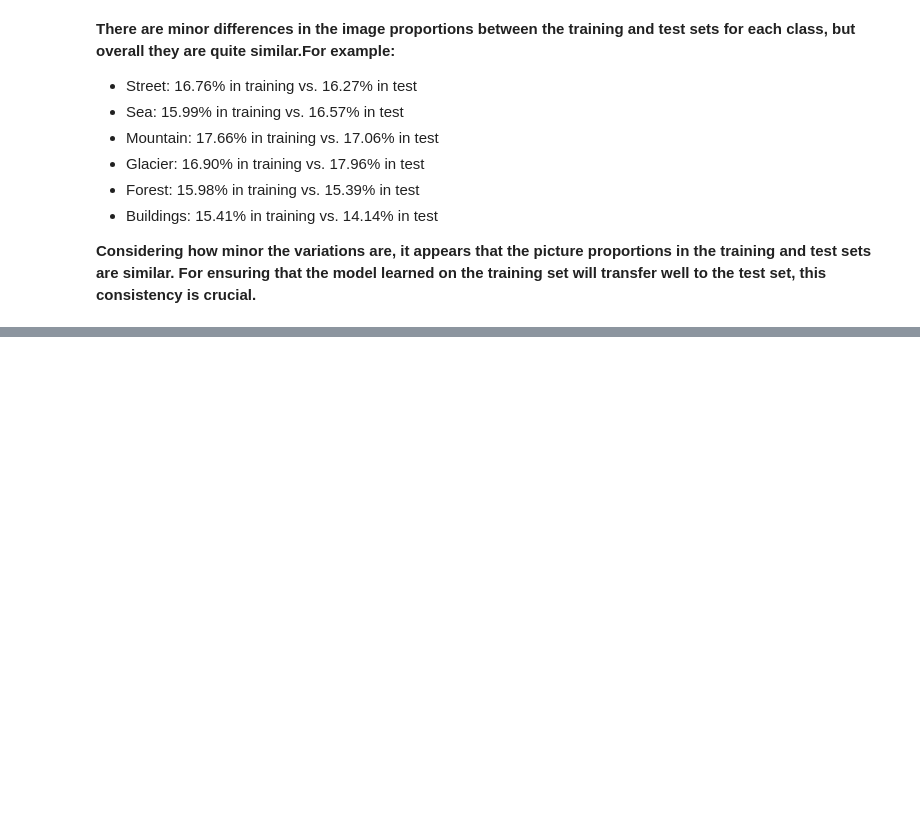
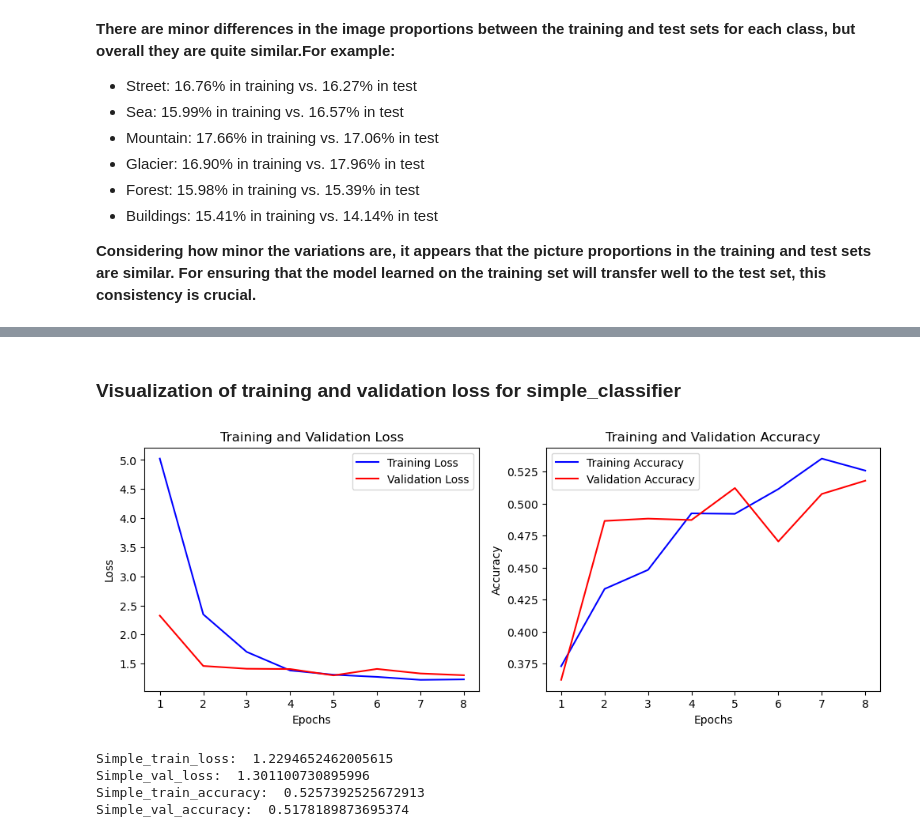
Before and after one commit to mdazizulaman/COMP3420_Task_2, a Jupyter notebook: a2.ipynb, the cells around one changed output, grey strips where cells are left out. Cells and saved outputs as stored; diff of their text form; code cells hidden in the pictures; blank space fills up the shorter version.

```diff
--- a/a2.ipynb
+++ b/a2.ipynb
@@ -162,0 +291,13 @@ buildings: 0.1457
+# %%
+# Import EarlyStopping
+from tensorflow.keras.callbacks import EarlyStopping
+# Set up early stopping to stop training when validation loss doesn't improve
+early_stopping = EarlyStopping(monitor='val_loss', patience=3, restore_best_weights=True)
+# %%
+# Train the model with early stopping
+history = simple_model.fit(
+    train_ds,
+    validation_data=val_ds,
+    epochs=20,
+    callbacks=[early_stopping]   # Stop early if no improvement
+)
@@ -162,0 +328,54 @@ buildings: 0.1457
+# %% [markdown]
+### Visualization of training and  validation loss for simple_classifier
+# %%
+# Access the training history
+history_dict = history.history
+
+# Extract loss and accuracy values
+train_loss = history_dict['loss']
+val_loss = history_dict['val_loss']
+train_acc = history_dict['accuracy']
+val_acc = history_dict['val_accuracy']
+
+# Get number of epochs from the history
+epochs = range(1, len(train_loss) + 1)
+
+# Plot training and validation loss
+plt.figure(figsize=(12, 4))
+
+plt.subplot(1, 2, 1)
+plt.plot(epochs, train_loss, 'b', label='Training Loss')
+plt.plot(epochs, val_loss, 'r', label='Validation Loss')
+plt.title('Training and Validation Loss')
+plt.xlabel('Epochs')
+plt.ylabel('Loss')
+plt.legend()
+
+# Plot training and validation accuracy
+plt.subplot(1, 2, 2)
+plt.plot(epochs, train_acc, 'b', label='Training Accuracy')
+plt.plot(epochs, val_acc, 'r', label='Validation Accuracy')
+plt.title('Training and Validation Accuracy')
+plt.xlabel('Epochs')
+plt.ylabel('Accuracy')
+plt.legend()
+
+plt.show()
+# %% [output]
+[figure, added]
+# %%
+# Extract loss and accuracy values for simple classifier
+simple_train_loss = train_loss[-1]
+simple_train_accuracy = train_acc[-1]
+simple_val_loss = val_loss[-1]
+simple_val_accuracy = val_acc[-1]
+
+print('Simple_train_loss: ', simple_train_loss)
+print('Simple_val_loss: ', simple_val_loss)
+print('Simple_train_accuracy: ',simple_train_accuracy)
+print('Simple_val_accuracy: ', simple_val_accuracy)
+# %% [output]
+Simple_train_loss:  1.2294652462005615
+Simple_val_loss:  1.301100730895996
+Simple_train_accuracy:  0.5257392525672913
+Simple_val_accuracy:  0.5178189873695374
```
Also changed, not shown: parts of 48 cells of this notebook.
